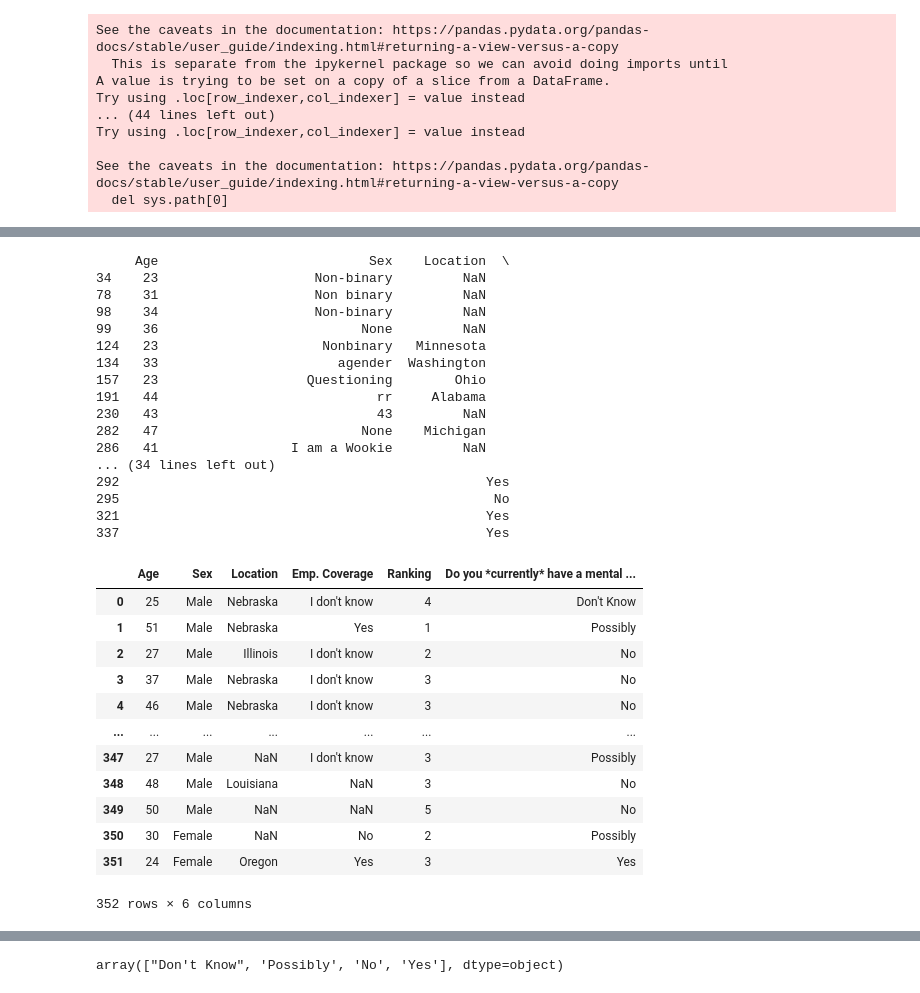
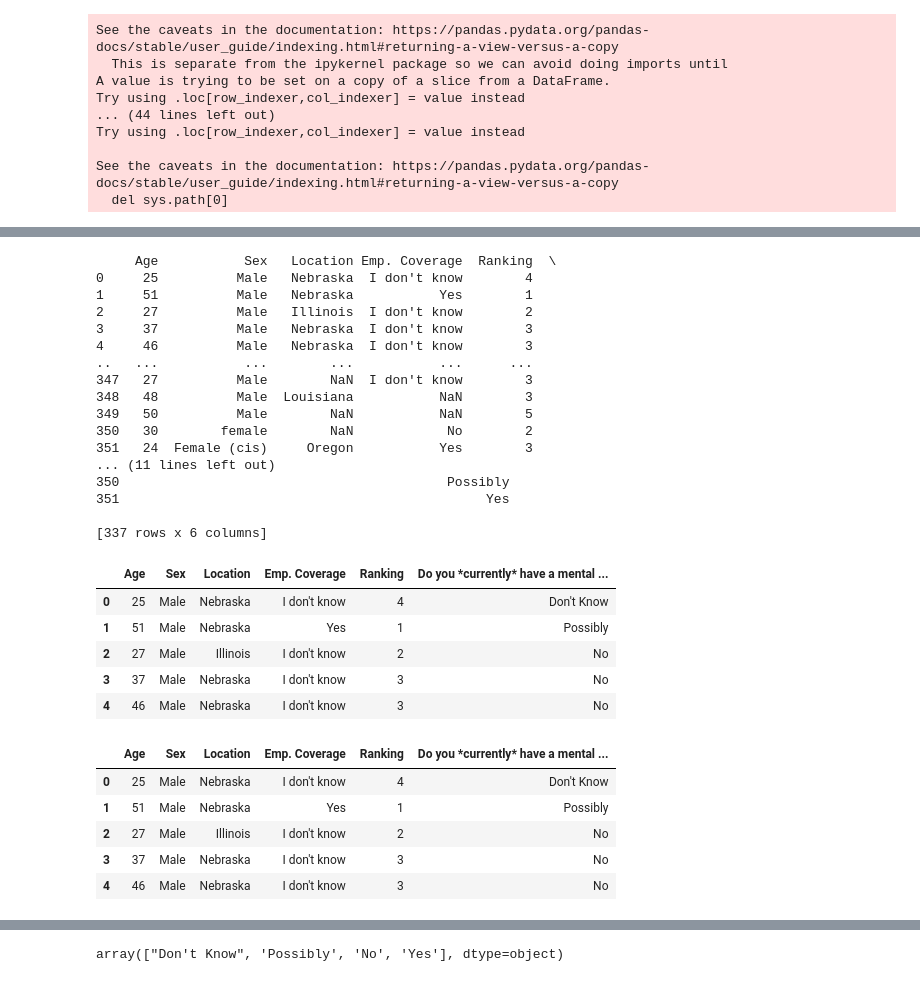
Before and after one commit to haiwy1218/mentalhealth_tech, a Jupyter notebook: mentalhealth_tech.ipynb, the cells around one changed output, grey strips where cells are left out. Drawn from its saved outputs; the diff is of its cells as text; code cells hidden in the pictures.

```diff
--- a/mentalhealth_tech.ipynb
+++ b/mentalhealth_tech.ipynb
@@ -11,8 +11,18 @@ import csv
 # %%
 # Make a reference to thecsv file path
 csv_path = "MentalHealthCSV.csv"
+csv_path2="Male.csv"
+csv_path3="Female.csv"
 
 # Import the books.csv file as a DataFrame
-MentalHealth_df = pd.read_csv(csv_path)
-MentalHealth_df.head()
+MentalHealth_df_c = pd.read_csv(csv_path)
+Males = pd.read_csv(csv_path2)
+Females = pd.read_csv(csv_path3)
+Females= Females.rename(columns={
+    "Bad Days Count	": "Bad Days Count",
+    "Bad Days Q2	": "Bad Days Q2",
+
+    })
+
+Females.head()
 # %% [output]
@@ -202,42 +214,35 @@ Name: Sex, Length: 352, dtype: object
 # %%
 #Dropping other labels
 L= ['Non-binary', 'Non binary', 'None',
        'Nonbinary', 'agender', 'Questioning', 'rr', '43', 'I am a Wookie',
        'Make', 'Trans non-binary/genderfluid',
        'Non-binary and gender fluid']
 
 print (MentalHealthClean2[~MentalHealthClean2.Sex.isin(L)])
-MentalHealthClean2
+MentalHealthClean2.head()
 # %% [output]
-     Age                           Sex    Location  \
-34    23                    Non-binary         NaN
-78    31                    Non binary         NaN
-98    34                    Non-binary         NaN
-99    36                          None         NaN
-124   23                     Nonbinary   Minnesota
-134   33                       agender  Washington
-157   23                   Questioning        Ohio
-191   44                            rr     Alabama
-230   43                            43         NaN
-282   47                          None    Michigan
-286   41                 I am a Wookie         NaN
-... (34 lines left out)
-292                                               Yes
-295                                                No
-321                                               Yes
-337                                               Yes
+     Age           Sex   Location Emp. Coverage  Ranking  \
+0     25          Male   Nebraska  I don't know        4
+1     51          Male   Nebraska           Yes        1
+2     27          Male   Illinois  I don't know        2
+3     37          Male   Nebraska  I don't know        3
+4     46          Male   Nebraska  I don't know        3
+..   ...           ...        ...           ...      ...
+347   27          Male        NaN  I don't know        3
+348   48          Male  Louisiana           NaN        3
+349   50          Male        NaN           NaN        5
+350   30        female        NaN            No        2
+351   24  Female (cis)     Oregon           Yes        3
+... (11 lines left out)
+350                                          Possibly
+351                                               Yes
+
+[337 rows x 6 columns]
 |  | Age | Sex | Location | Emp. Coverage | Ranking | Do you *currently* have a mental ... |
 | 0 | 25 | Male | Nebraska | I don't know | 4 | Don't Know |
 | 1 | 51 | Male | Nebraska | Yes | 1 | Possibly |
 | 2 | 27 | Male | Illinois | I don't know | 2 | No |
 | 3 | 37 | Male | Nebraska | I don't know | 3 | No |
 | 4 | 46 | Male | Nebraska | I don't know | 3 | No |
-| ... | ... | ... | ... | ... | ... | ... |
-| 347 | 27 | Male | NaN | I don't know | 3 | Possibly |
-| 348 | 48 | Male | Louisiana | NaN | 3 | No |
-| 349 | 50 | Male | NaN | NaN | 5 | No |
-| 350 | 30 | Female | NaN | No | 2 | Possibly |
-| 351 | 24 | Female | Oregon | Yes | 3 | Yes |
-352 rows × 6 columns
 # %%
 output_data_file = "MentalH.csv"
@@ -243,0 +256,12 @@ output_data_file = "MentalH.csv"
+# %%
+#check dataframe
+
+Female_osmi_data.head()
+Male_osmi_data.head()
+# %% [output]
+|  | Age | Sex | Location | Emp. Coverage | Ranking | Do you *currently* have a mental ... |
+| 0 | 25 | Male | Nebraska | I don't know | 4 | Don't Know |
+| 1 | 51 | Male | Nebraska | Yes | 1 | Possibly |
+| 2 | 27 | Male | Illinois | I don't know | 2 | No |
+| 3 | 37 | Male | Nebraska | I don't know | 3 | No |
+| 4 | 46 | Male | Nebraska | I don't know | 3 | No |
```
Also changed, not shown: parts of 8 cells of this notebook.
